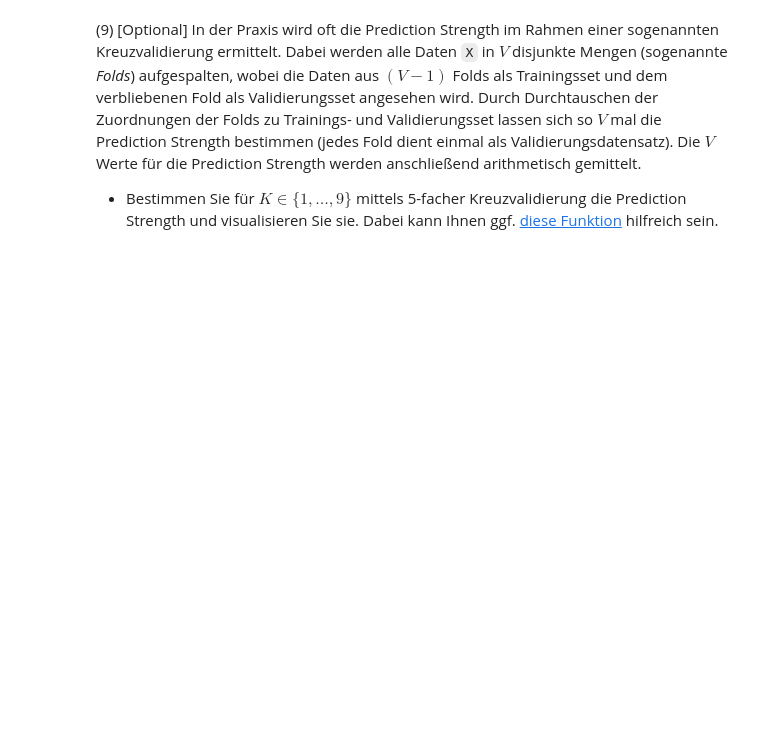
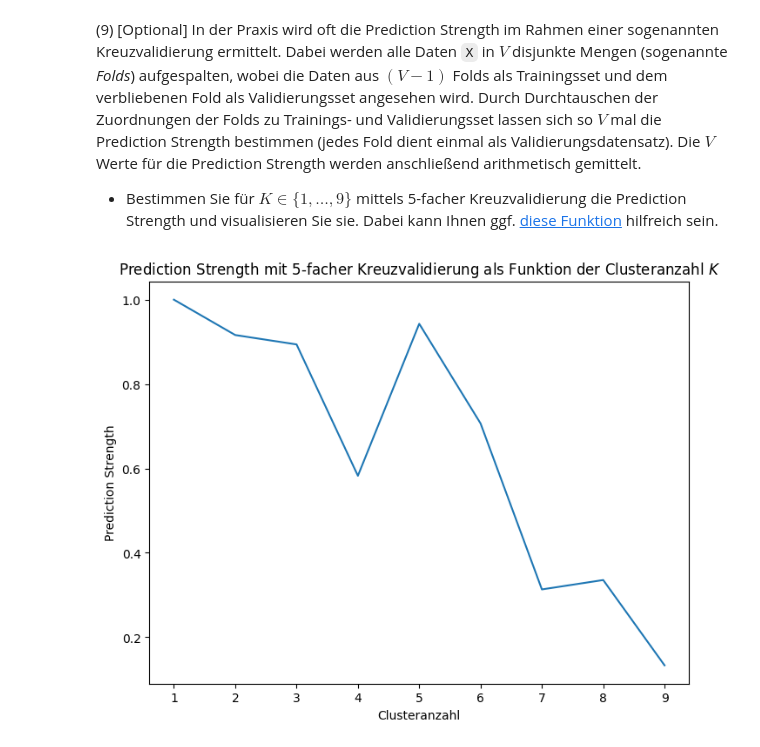
Before and after one commit to cortex359/ds.ss24, a Jupyter notebook: u09/TSRI-9.ipynb, the cells around one changed output. Drawn from its saved outputs; the diff is of its cells as text; code cells hidden in the pictures; blank space fills up the shorter version.

```diff
--- a/u09/TSRI-9.ipynb
+++ b/u09/TSRI-9.ipynb
@@ -58,6 +61,10 @@ del y
 - Ihre Datenvariablen heißen `X_train` und `X_valid`. (Scikit-Learn bezeichnet unser Validierungsset als Testset; lassen Sie sich dadurch nicht verwirren.)
 
 - Nutzen Sie `random_state=40`, damit Sie Ihre Ergebnisse einfach mit denen Ihrer Kolleginnen und Kollegen vergleichen können.
+# %%
+from sklearn import model_selection
+
+X_train, X_valid = model_selection.train_test_split(X, test_size=0.2, random_state=40)
 # %% [markdown]
 (4) Für die nachfolgenden (Debugging-)Schritte ist es hilfreich, wenn Sie bereits jetzt mittels K-Means jeweils Cluster im Trainings- und Validierungsset bestimmen.
 
@@ -96,3 +183,38 @@ Hierzu müssen Sie für jeden Wert $K$ ein Clustering auf den Trainingsdaten und
 (9) \[Optional\] In der Praxis wird oft die Prediction Strength im Rahmen einer sogenannten Kreuzvalidierung ermittelt. Dabei werden alle Daten `X` in $V$ disjunkte Mengen (sogenannte *Folds*) aufgespalten, wobei die Daten aus $(V-1)$ Folds als Trainingsset und dem verbliebenen Fold als Validierungsset angesehen wird. Durch Durchtauschen der Zuordnungen der Folds zu Trainings- und Validierungsset lassen sich so $V$ mal die Prediction Strength bestimmen (jedes Fold dient einmal als Validierungsdatensatz). Die $V$ Werte für die Prediction Strength werden anschließend arithmetisch gemittelt.
 
 - Bestimmen Sie für $K\in\{1, \ldots, 9\}$ mittels 5-facher Kreuzvalidierung die Prediction Strength und visualisieren Sie sie. Dabei kann Ihnen ggf. [diese Funktion](https://scikit-learn.org/stable/modules/generated/sklearn.model_selection.KFold.html) hilfreich sein.
+# %%
+from sklearn.model_selection import KFold
+
+def ps_KFold(X: np.ndarray, K: int, V: int) -> float:
+    assert (K >= 1 and K <= X.size / 5),  "Anzahl der Cluster muss >= 1 sein und darf die Anzahl der Datenpunkte (N_val) nicht übersteigen"
+
+    kf = KFold(n_splits=V, shuffle=True)
+
+    ps_sum: float = 0.0
+    for train_index, test_index in kf.split(X):
+        X_train, X_valid = X[train_index], X[test_index]
+
+        # Erstelle Clustering
+        kmeans_train = KMeans(n_clusters=K, random_state=42, n_init=10).fit(X_train)
+        valid_labels = KMeans(n_clusters=K, random_state=42, n_init=10).fit_predict(X_valid)
+        train_centroids = kmeans_train.cluster_centers_
+
+        # Berechne Co-Membership Matrix M
+        M = get_comembership_matrix(X_valid, train_centroids)
+
+        # Berechne Prediction Strength
+        ps_sum += get_prediction_strength(M, valid_labels, K)
+
+    # Arithmetisches Mittel der Werte, die für die Prediction Strength ermittelt wurden
+    return ps_sum / V
+
+
+k_range = range(1, 10)
+plt.plot(k_range, [ps_KFold(X, K, 5) for K in k_range])
+plt.title("Prediction Strength mit 5-facher Kreuzvalidierung als Funktion der Clusteranzahl $K$")
+plt.xlabel("Clusteranzahl")
+plt.ylabel("Prediction Strength")
+plt.show()
+# %% [output]
+[figure, added]
```
Also changed, not shown: parts of 10 cells of this notebook.
